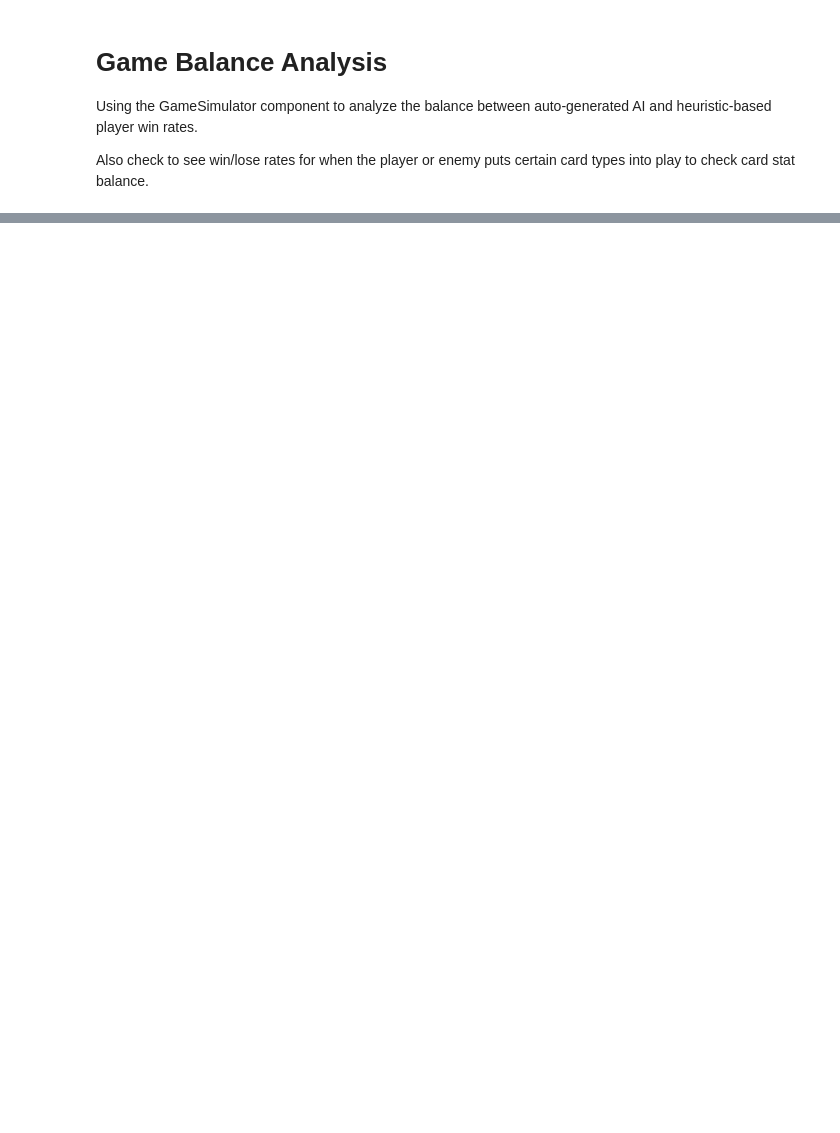
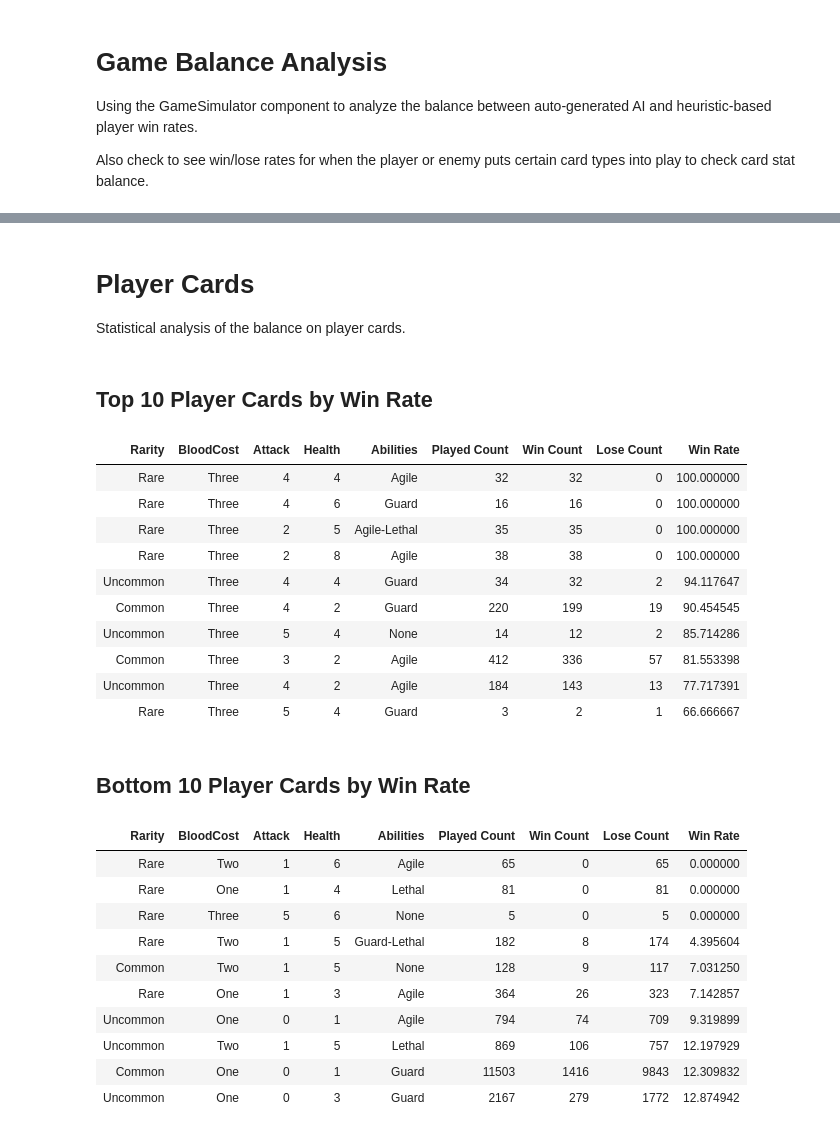
Before and after one commit to goodsky/godot-card-game, a Jupyter notebook: card-game/scripts/analyze_game_balance.ipynb, the cells around one changed output, grey strips where cells are left out. Drawn from its saved outputs; the diff is of its cells as text; code cells hidden in the pictures; blank space fills up the shorter version.

```diff
--- a/card-game/scripts/analyze_game_balance.ipynb
+++ b/card-game/scripts/analyze_game_balance.ipynb
@@ -79,0 +126,42 @@ plt.grid(True, linestyle='--', alpha=0.7)
+# %% [markdown]
+# Player Cards
+
+Statistical analysis of the balance on player cards.
+# %%
+df = pd.read_csv(PLAYER_CARD_RESULTS_PATH, skipinitialspace=True)
+df['Abilities'] = df['Abilities'].fillna('None')
+df['Win Rate'] = 100.0 * df['Win Count'] / df['Played Count']
+
+top_10_cards = df.sort_values('Win Rate', ascending=False).head(10)
+bottom_10_cards = df.sort_values('Win Rate').head(10)
+
+display(HTML('<h2>Top 10 Player Cards by Win Rate</h2>'))
+display(HTML(top_10_cards[['Rarity', 'BloodCost', 'Attack', 'Health', 'Abilities', 'Played Count', 'Win Count', 'Lose Count', 'Win Rate']].to_html(index=False)))
+
+display(HTML('<h2>Bottom 10 Player Cards by Win Rate</h2>'))
+display(HTML(bottom_10_cards[['Rarity',  'BloodCost', 'Attack', 'Health', 'Abilities', 'Played Count', 'Win Count', 'Lose Count', 'Win Rate']].to_html(index=False)))
+# %% [output]
+Top 10 Player Cards by Win Rate
+| Rarity | BloodCost | Attack | Health | Abilities | Played Count | Win Count | Lose Count | Win Rate |
+| Rare | Three | 4 | 4 | Agile | 32 | 32 | 0 | 100.000000 |
+| Rare | Three | 4 | 6 | Guard | 16 | 16 | 0 | 100.000000 |
+| Rare | Three | 2 | 5 | Agile-Lethal | 35 | 35 | 0 | 100.000000 |
+| Rare | Three | 2 | 8 | Agile | 38 | 38 | 0 | 100.000000 |
+| Uncommon | Three | 4 | 4 | Guard | 34 | 32 | 2 | 94.117647 |
+| Common | Three | 4 | 2 | Guard | 220 | 199 | 19 | 90.454545 |
+| Uncommon | Three | 5 | 4 | None | 14 | 12 | 2 | 85.714286 |
+| Common | Three | 3 | 2 | Agile | 412 | 336 | 57 | 81.553398 |
+| Uncommon | Three | 4 | 2 | Agile | 184 | 143 | 13 | 77.717391 |
+| Rare | Three | 5 | 4 | Guard | 3 | 2 | 1 | 66.666667 |
+Bottom 10 Player Cards by Win Rate
+| Rarity | BloodCost | Attack | Health | Abilities | Played Count | Win Count | Lose Count | Win Rate |
+| Rare | Two | 1 | 6 | Agile | 65 | 0 | 65 | 0.000000 |
+| Rare | One | 1 | 4 | Lethal | 81 | 0 | 81 | 0.000000 |
+| Rare | Three | 5 | 6 | None | 5 | 0 | 5 | 0.000000 |
+| Rare | Two | 1 | 5 | Guard-Lethal | 182 | 8 | 174 | 4.395604 |
+| Common | Two | 1 | 5 | None | 128 | 9 | 117 | 7.031250 |
+| Rare | One | 1 | 3 | Agile | 364 | 26 | 323 | 7.142857 |
+| Uncommon | One | 0 | 1 | Agile | 794 | 74 | 709 | 9.319899 |
+| Uncommon | Two | 1 | 5 | Lethal | 869 | 106 | 757 | 12.197929 |
+| Common | One | 0 | 1 | Guard | 11503 | 1416 | 9843 | 12.309832 |
+| Uncommon | One | 0 | 3 | Guard | 2167 | 279 | 1772 | 12.874942 |
```
Also changed, not shown: parts of 10 cells of this notebook, 1 other file.
